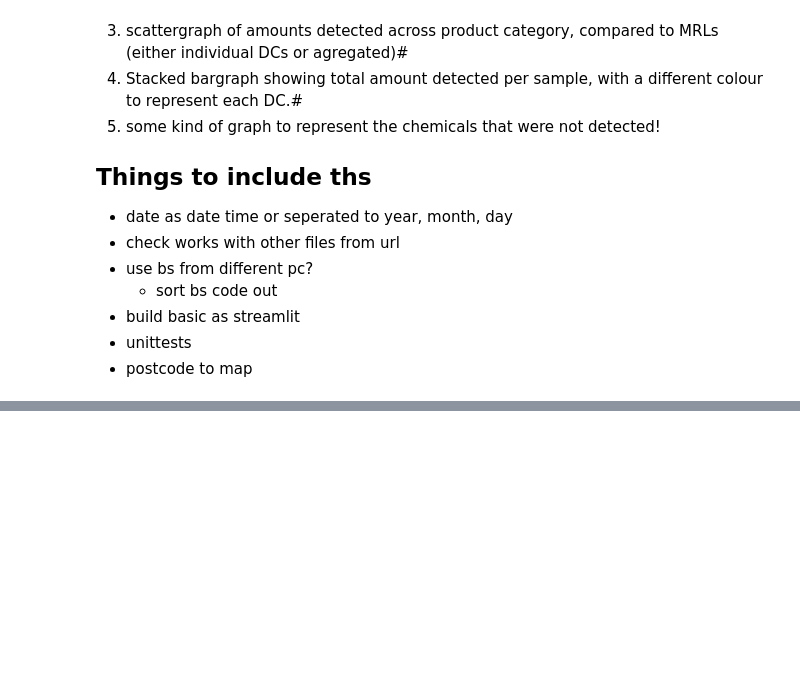
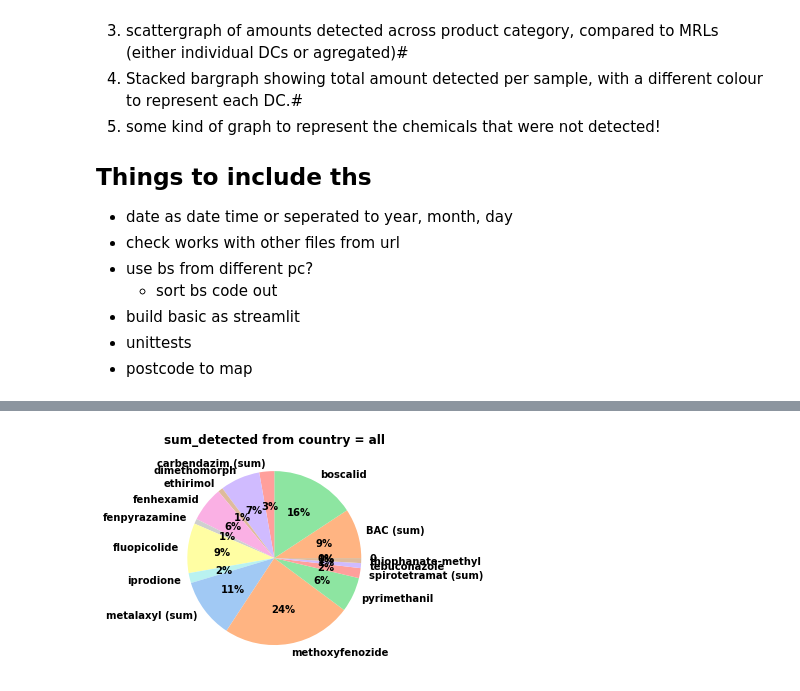
Before and after one commit to ThomasHSimm/Pesticide, a Jupyter notebook: pest_calls.ipynb, the cells around one changed output, grey strips where cells are left out. Saved outputs shown, nothing was run; the diff lists cells and outputs as text; code cells hidden in the pictures; blank space fills up the shorter version.

```diff
--- a/pest_calls.ipynb
+++ b/pest_calls.ipynb
@@ -130,0 +197,4 @@ re.search(regexp,'jkmlkm kmml l3 9xs')
+# %%
+data = data_sql#.loc[:,'sum_detected']
+data.groupby('chem_name',as_index=False).sum()
+# data
@@ -130,0 +219,57 @@ re.search(regexp,'jkmlkm kmml l3 9xs')
+# %%
+import seaborn as sns
+import matplotlib.pyplot as plt
+
+
+def plot_pie_by_chem(data_sql, country='USA', what_to_plot='sum_detected'):
+
+    if country =='all':
+        data_sql = data_sql.groupby('chem_name',as_index=False).sum()
+        data = data_sql.loc[:,what_to_plot]
+        labels = data_sql.loc[:,'chem_name']
+
+    else:
+        data = data_sql.loc[data_sql['country_of_origin']==country,what_to_plot]
+        labels = data_sql.loc[data_sql['country_of_origin']==country,'chem_name']
+    #define Seaborn color palette to use
+    colors = sns.color_palette('pastel')[0:len(labels)]
+
+    plt.pie(data, labels=labels, colors = colors,
+        autopct='%.0f%%', normalize=True);
+    plt.title(what_to_plot + ' from country = ' + country  )
+
+
+
+
+def plot_pie_by_chem2(data_sql, chemical_country='boscalid', what_to_plot='sum_detected',is_country=True):
+
+    if is_country:
+        label_plot ='country_of_origin'
+        title_str = what_to_plot + ' by chemical = ' + chemical_country
+        selective = 'chem_name'
+    else:
+        label_plot = 'chem_name'
+        title_str = what_to_plot + ' from country = ' + chemical_country
+        selective = 'country_of_origin'
+
+    if chemical_country =='all':
+        data_sql = data_sql.groupby(label_plot,as_index=False).sum()
+        data = data_sql.loc[:,what_to_plot]
+        labels = data_sql.loc[:,label_plot]
+
+    else:
+        data = data_sql.loc[data_sql[selective]==chemical_country,what_to_plot]
+        labels = data_sql.loc[data_sql[selective]==chemical_country,label_plot]
+
+    #define Seaborn color palette to use
+    colors = sns.color_palette('pastel')[0:len(labels)]
+
+    plt.pie(data, labels=labels, colors = colors,
+        autopct='%.0f%%', normalize=True);
+    plt.title( title_str  )
+
+# plot_pie_by_chem(data_sql,'USA','sum_detected'),
+plot_pie_by_chem2(data_sql,'all','sum_detected',False)
+# data_sql
+# %% [output]
+[figure, added]
```
Also changed, not shown: parts of 12 cells of this notebook.
